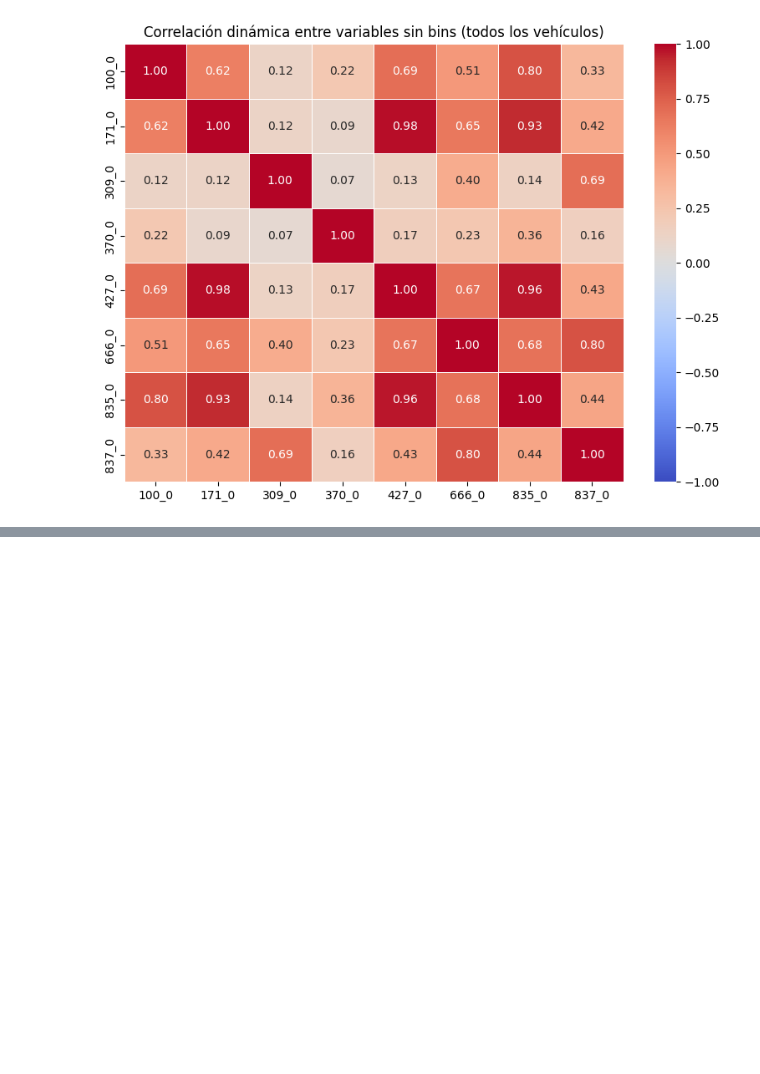
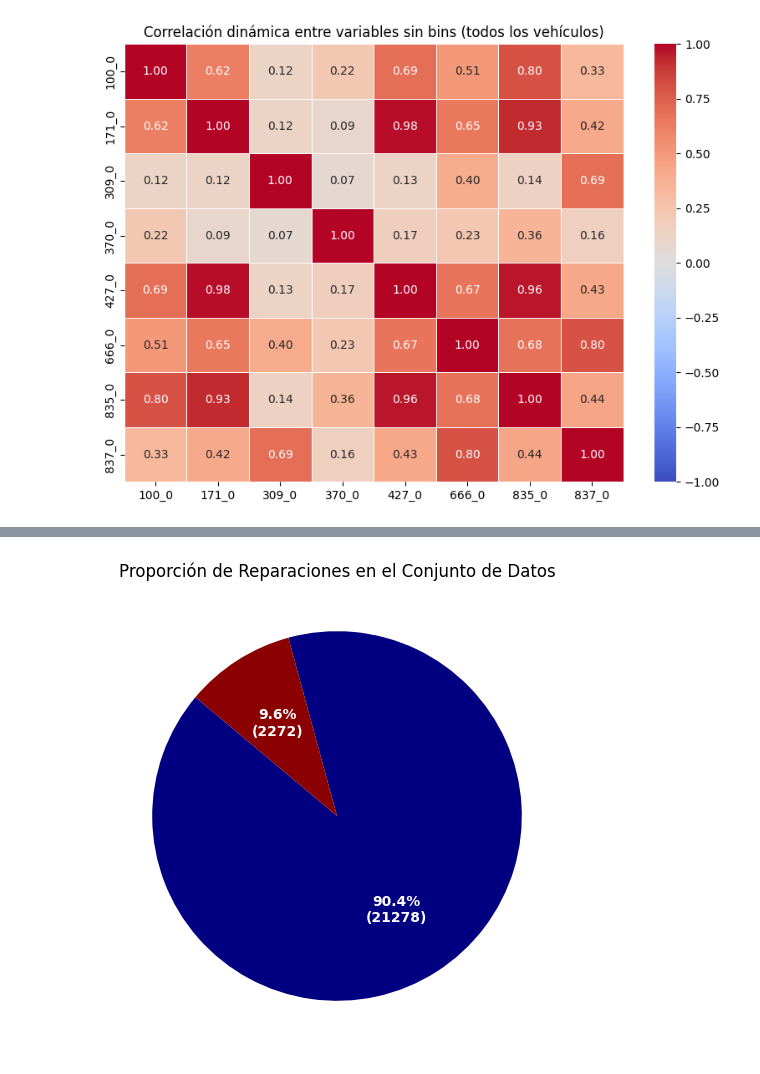
Before and after one commit to AlexSG29/IDA-Challenge-Tesis-Transformers, a Jupyter notebook: notebooks/train.ipynb, the cells around one changed output, grey strips where cells are left out. Drawn from its saved outputs; the diff is of its cells as text; code cells hidden in the pictures; blank space fills up the shorter version.

```diff
--- a/notebooks/train.ipynb
+++ b/notebooks/train.ipynb
@@ -361,0 +406,27 @@ plt.show()
+# %%
+# grafica pastel de la columna in_study_repair
+import matplotlib.pyplot as plt
+
+# Etiquetas y valores
+labels = ['No Repair', 'Repair']
+sizes = train_tte['in_study_repair'].value_counts().values
+colors = ['navy', 'darkred']
+
+# Función para mostrar porcentaje y cantidad
+def autopct_format(pct, allvals):
+    absolute = int(round(pct/100.*sum(allvals)))
+    return f"{pct:.1f}%\n({absolute})"
+
+plt.figure(figsize=(6, 6))
+plt.pie(
+    sizes,
+    labels=labels,
+    colors=colors,
+    autopct=lambda pct: autopct_format(pct, sizes),
+    startangle=140,
+    textprops={'color':"white", 'weight':'bold'}
+)
+plt.title('Proporción de Reparaciones en el Conjunto de Datos')
+plt.show()
+# %% [output]
+[figure, added]
```
Also changed, not shown: parts of 21 cells of this notebook.
